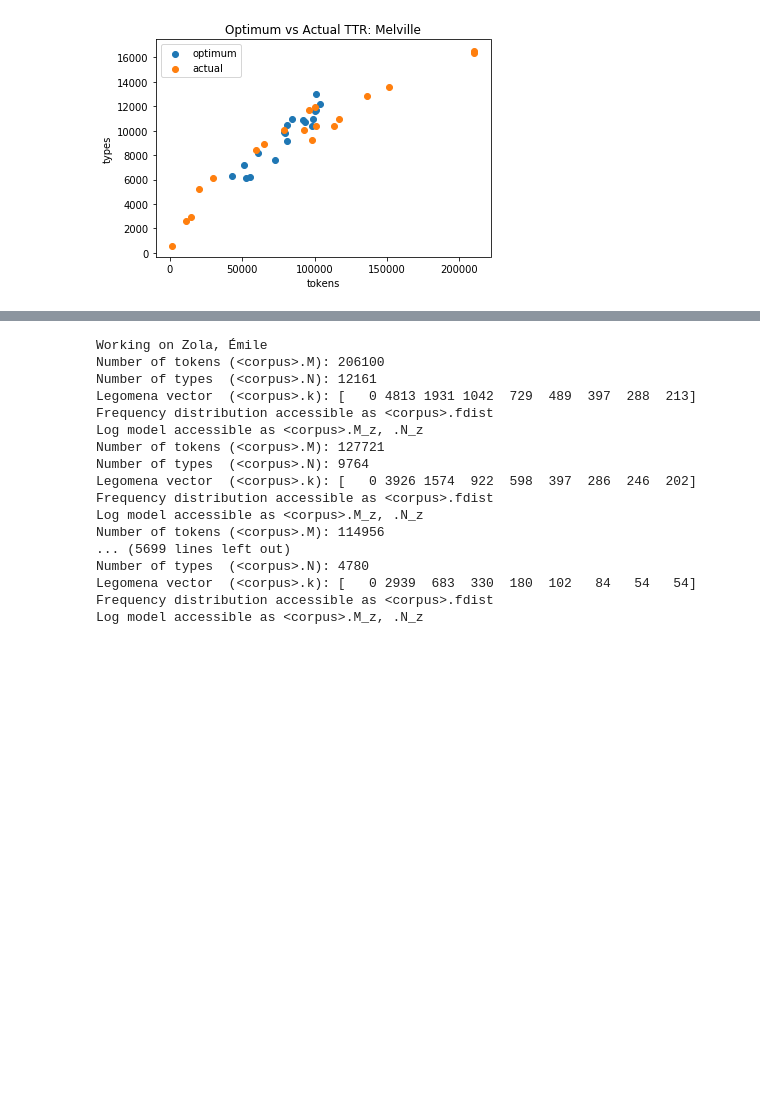
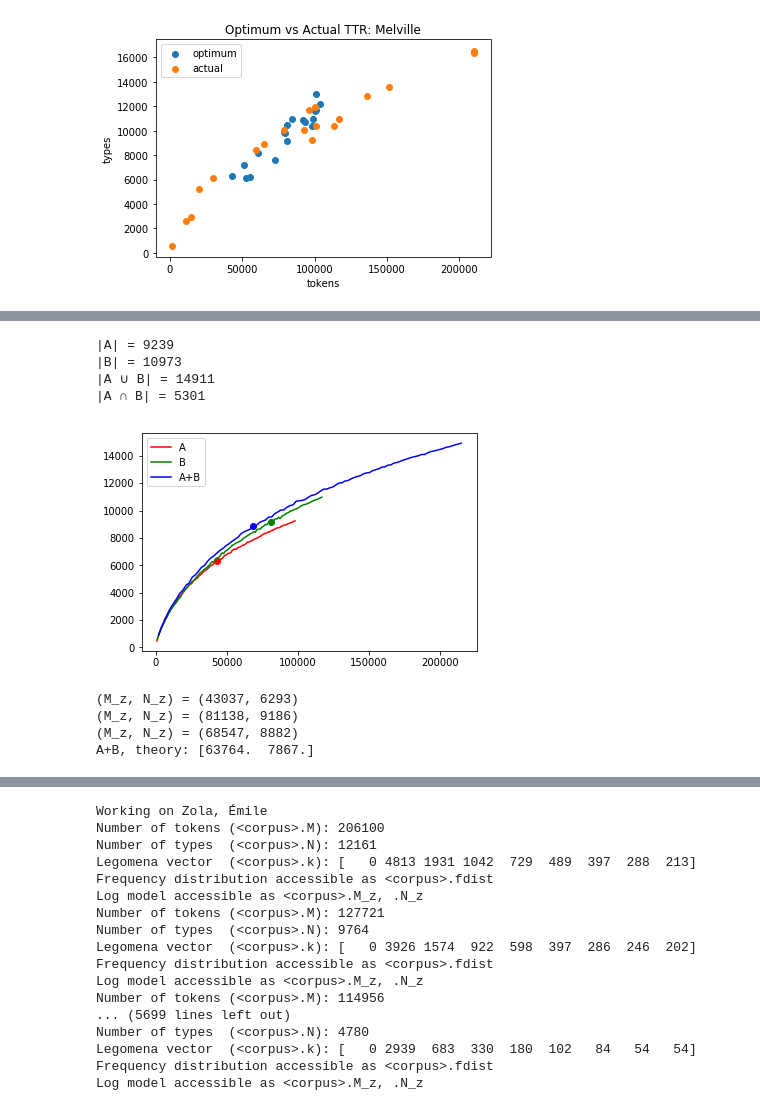
Before and after one commit to VictorDavis/legomena, a Jupyter notebook: notebooks/exploratory.ipynb, the cells around one changed output, grey strips where cells are left out. Cells and saved outputs as stored; diff of their text form; code cells hidden in the pictures; blank space fills up the shorter version.

```diff
--- a/notebooks/exploratory.ipynb
+++ b/notebooks/exploratory.ipynb
@@ -151,0 +178,15 @@ plt.show()
+# %%
+# choose two books
+corpusA  = corpi['28656']
+corpusB  = corpi['8118']
+corpusAB = Corpus(corpusA.tokens + corpusB.tokens)
+
+# build TTR curves
+corpusA.buildTTRCurve()
+corpusB.buildTTRCurve()
+corpusAB.buildTTRCurve()
+
+# fit log function
+corpusA.fit()
+corpusB.fit()
+corpusAB.fit()
@@ -151,0 +205,40 @@ plt.show()
+# %%
+# venn diagram of types
+A = set(corpusA.types)
+B = set(corpusB.types)
+print("|A| =", len(A))
+print("|B| =", len(B))
+print("|A ∪ B| =", len(A.union(B)))
+print("|A ∩ B| =", len(A.intersection(B)))
+
+# vectorize
+A_  = np.array([ corpusA.M_z, corpusA.N_z ])
+B_  = np.array([ corpusB.M_z, corpusB.N_z ])
+AB_ = np.array([ corpusAB.M_z, corpusAB.N_z ])
+
+# plot C=A+B
+plt.plot(corpusA.TTR.m_tokens, corpusA.TTR.n_types, color = "r", label = "A")
+plt.plot(corpusB.TTR.m_tokens, corpusB.TTR.n_types, color = "g", label = "B")
+plt.plot(corpusAB.TTR.m_tokens, corpusAB.TTR.n_types, color = "b", label = "A+B")
+plt.scatter([corpusA.M_z], [corpusA.N_z], color = "r")
+plt.scatter([corpusB.M_z], [corpusB.N_z], color = "g")
+plt.scatter([corpusAB.M_z], [corpusAB.N_z], color = "b")
+plt.legend()
+plt.show()
+
+# combine
+for corpus in [ corpusA, corpusB, corpusAB ]:
+    print("(M_z, N_z) =", (corpus.M_z, corpus.N_z))
+
+AB_theory = np.round((corpusA.M * A_ + corpusB.M * B_) / corpusAB.M)
+print("A+B, theory:", AB_theory)
+# %% [output]
+|A| = 9239
+|B| = 10973
+|A ∪ B| = 14911
+|A ∩ B| = 5301
+[figure, added]
+(M_z, N_z) = (43037, 6293)
+(M_z, N_z) = (81138, 9186)
+(M_z, N_z) = (68547, 8882)
+A+B, theory: [63764.  7867.]
```
Also changed, not shown: parts of 8 cells of this notebook, 3 other files.
